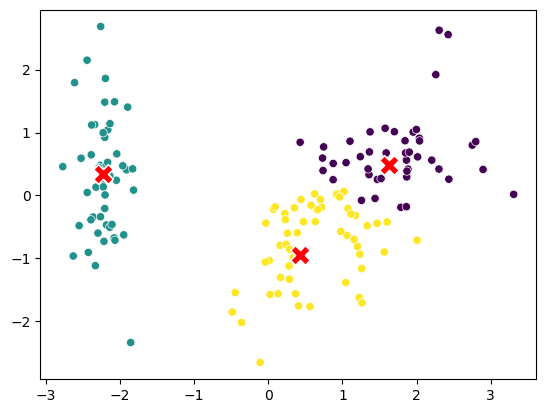
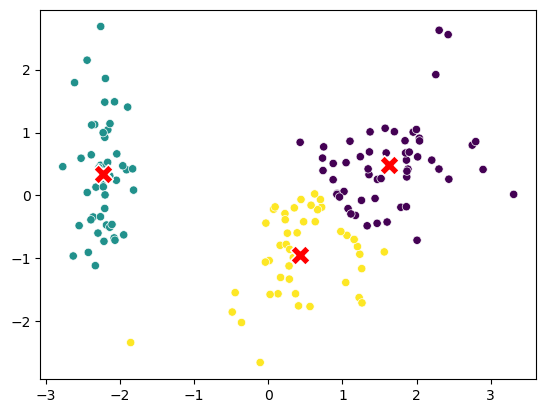
Unified diff of the notebook cell whose output changed from the first chart to the second:
--- before
+++ after
@@ -1,3 +1,2 @@
-
-sns.scatterplot(x = pca_data[:, 0], y = pca_data[:, 1], c = lables)
+sns.scatterplot(x = pca_data[:, 0], y = pca_data[:, 1], c = labels)
 sns.scatterplot(x = kmeans.cluster_centers_[:, 0], y = kmeans.cluster_centers_[:, 1], marker = "X", c = "red", s = 200)

Commit: AI/ML: KMeans for iris datasets.